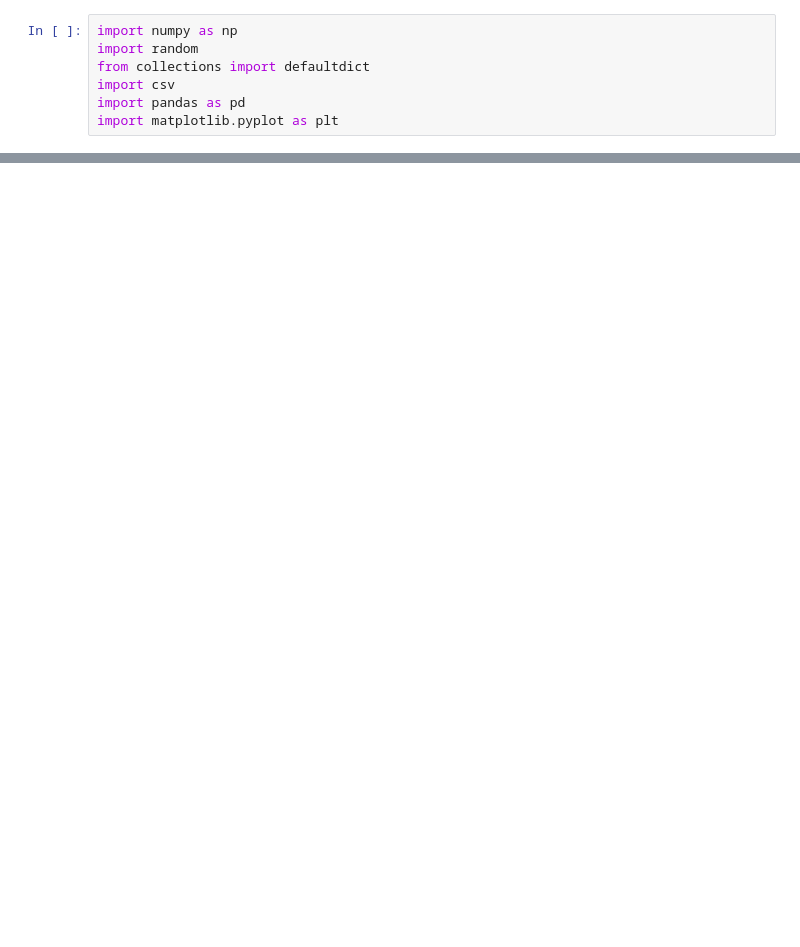
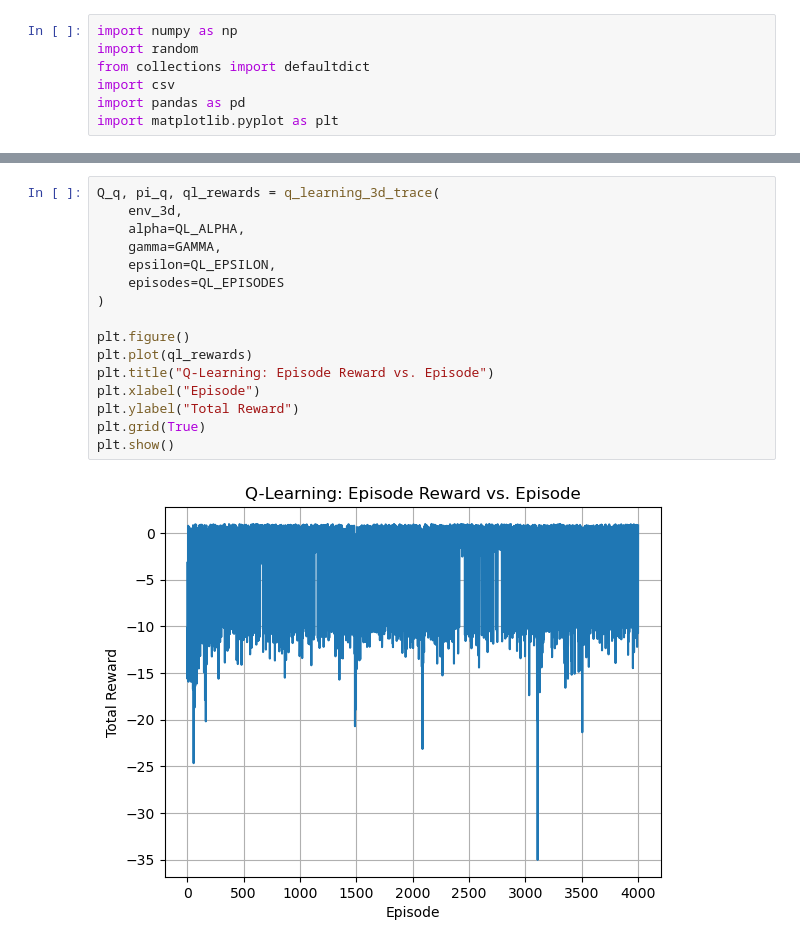
Before and after one commit to beachu23/COGS188_Final, a Jupyter notebook: final_code.ipynb, the cells around one changed output, grey strips where cells are left out. Cells and saved outputs as stored; diff of their text form; blank space fills up the shorter version.

```diff
--- a/final_code.ipynb
+++ b/final_code.ipynb
@@ -687,0 +539,18 @@ plt.show()
+# %%
+Q_q, pi_q, ql_rewards = q_learning_3d_trace(
+    env_3d,
+    alpha=QL_ALPHA,
+    gamma=GAMMA,
+    epsilon=QL_EPSILON,
+    episodes=QL_EPISODES
+)
+
+plt.figure()
+plt.plot(ql_rewards)
+plt.title("Q-Learning: Episode Reward vs. Episode")
+plt.xlabel("Episode")
+plt.ylabel("Total Reward")
+plt.grid(True)
+plt.show()
+# %% [output]
+[figure, added]
```
Also changed, not shown: parts of 17 cells of this notebook, 9 other files.
